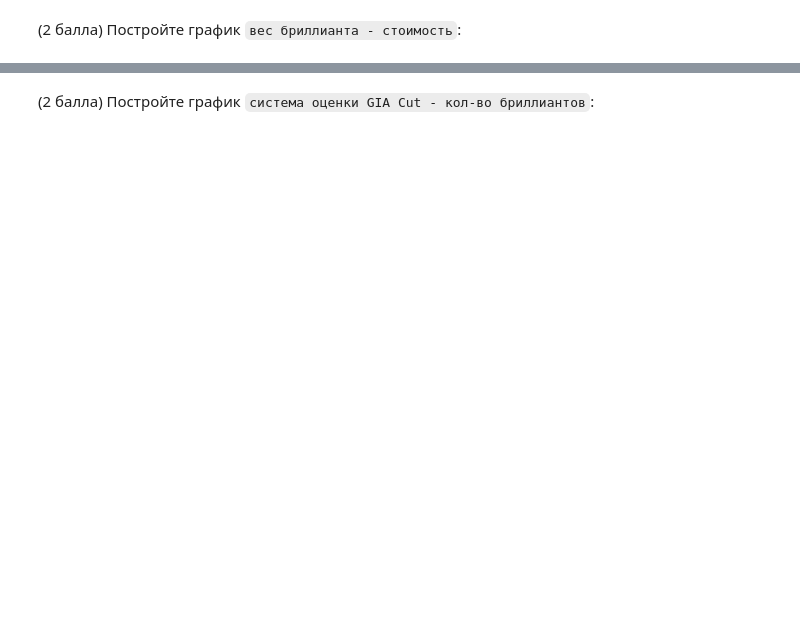
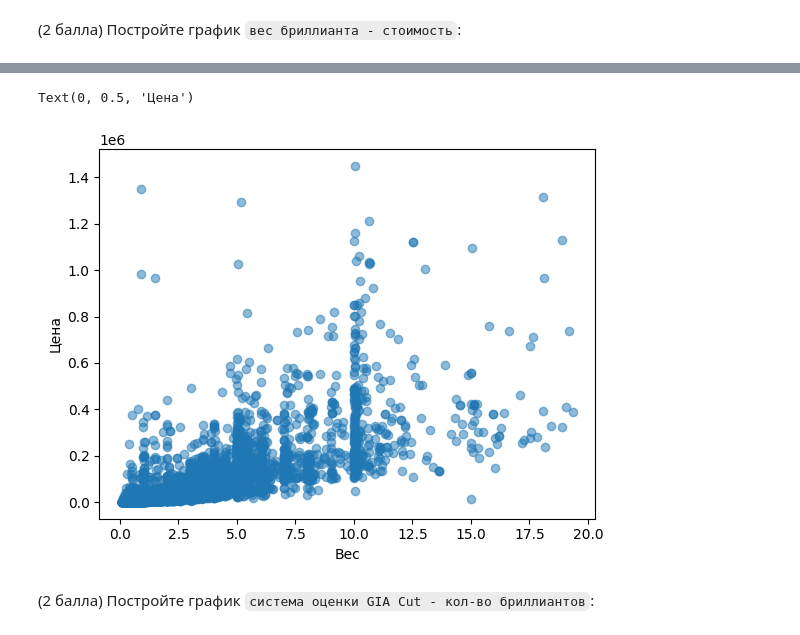
Before and after one commit to Zelimkhan4/API_APP, a Jupyter notebook: lab_work.ipynb, the cells around one changed output, grey strips where cells are left out. Cells and saved outputs as stored; diff of their text form; code cells hidden in the pictures; blank space fills up the shorter version.

```diff
--- a/lab_work.ipynb
+++ b/lab_work.ipynb
@@ -428,2 +432,19 @@ diamonds["clarity"].value_counts().plot(kind="line", legend=True)
+# %%
+new_dataframe = diamonds.copy()
+new_dataframe = new_dataframe[
+    (new_dataframe["carat_weight"] != "unknown") &
+    (new_dataframe["carat_weight"] is not None)
+]
+new_dataframe = new_dataframe[
+    (new_dataframe["total_sales_price"] != "unknown") &
+    (new_dataframe["total_sales_price"] is not None)
+]
+plt.scatter(new_dataframe["carat_weight"], diamonds["total_sales_price"],
+            alpha=0.5)
+plt.xlabel("Вес")
+plt.ylabel("Цена")
+# %% [output]
+Text(0, 0.5, 'Цена')
+[figure, added]
 # %% [markdown]
 (2 балла) Постройте график `система оценки GIA Cut - кол-во бриллиантов`:
```
Also changed, not shown: parts of 20 cells of this notebook.
